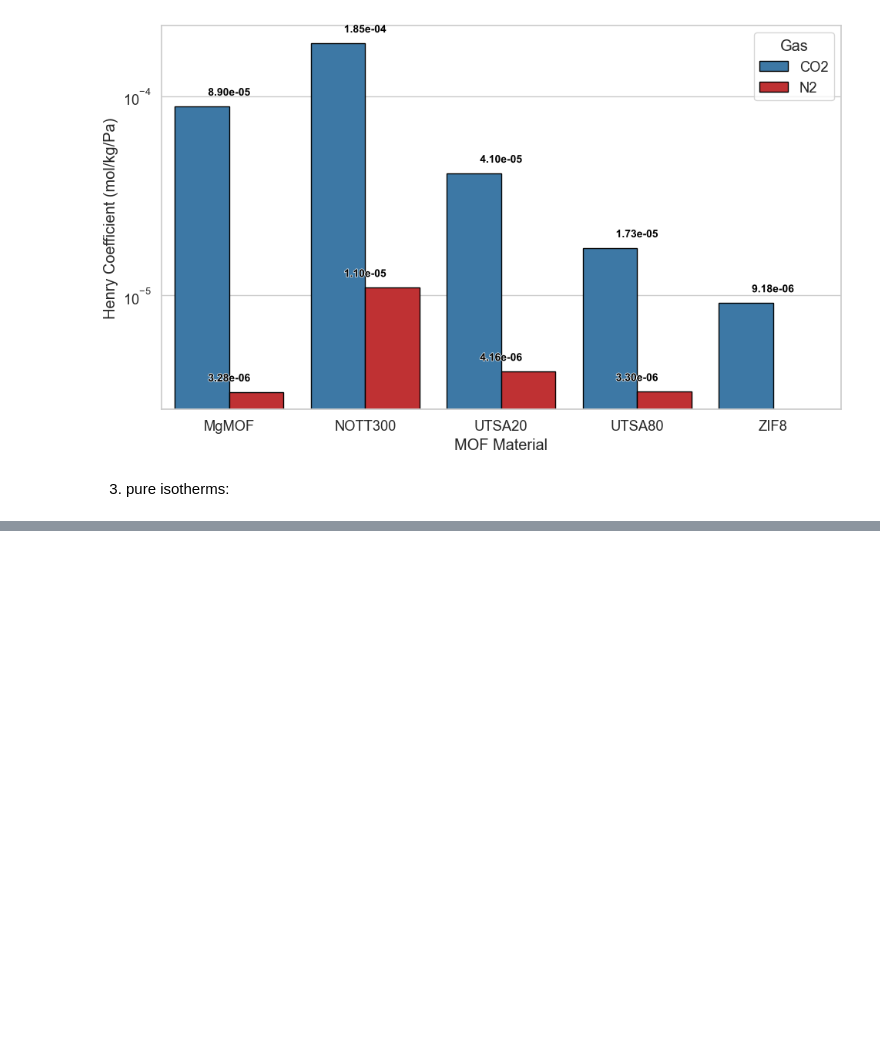
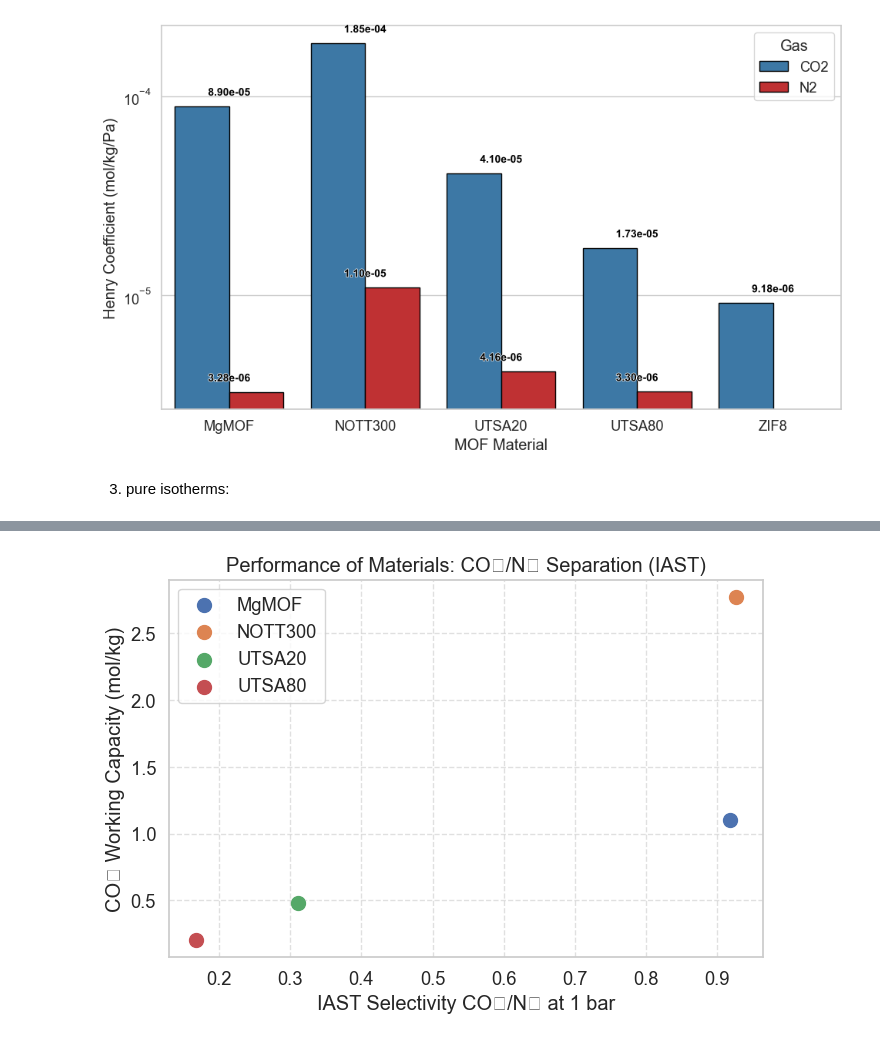
Before and after one commit to LucasEiche/ModLab_groupK, a Jupyter notebook: Project 2/data_extraction.ipynb, the cells around one changed output, grey strips where cells are left out. Drawn from its saved outputs; the diff is of its cells as text; code cells hidden in the pictures; blank space fills up the shorter version.

```diff
--- a/Project 2/data_extraction.ipynb
+++ b/Project 2/data_extraction.ipynb
@@ -243,14 +276,85 @@ plt.show()
 # %%
 import pyiast
+import numpy as np
+import pandas as pd
+
+isotherm_models = {}
+
+for name, df_iso in isotherms.items():
+    isotherm_models[name] = pyiast.InterpolatorIsotherm(
+        df_iso,
+        loading_key="loading_absolute_average",
+        pressure_key="pressure",
+        fill_value=df_iso["loading_absolute_average"].max()
+    )
+
+# Composition du mélange gazeux (CO₂/N₂ = 15/85)
+mole_fraction = np.array([0.15, 0.85])  # [y_CO2, y_N2]
+pressures = [0.2, 1.0]  # en bar
+
+working_capacities = {}
+selectivities = []
+
+materials = ["MgMOF", "NOTT300", "UTSA20", "UTSA80", "ZIF8"]
+
+for material in materials:
+    try:
+        iso_co2 = isotherm_models[f"{material}_CO2"]
+        iso_n2  = isotherm_models[f"{material}_N2"]
+
+        # --- IAST à 0.2 bar et 1 bar ---
+        result_low  = pyiast.iast(partial_pressures=pressures[0] * mole_fraction,
+                                  isotherms=[iso_co2, iso_n2],
+                                  verboseflag=False)
+        result_high = pyiast.iast(partial_pressures=pressures[1] * mole_fraction,
+                                  isotherms=[iso_co2, iso_n2],
+                                  verboseflag=False)
+
+        # --- Capacité de travail ---
+        q_working = result_high[0] - result_low[0]
+        working_capacities[material] = q_working
+        print(f"For {material}: Working capacity of CO₂ = {q_working:.4f} mol/kg")
+
+        # --- Sélectivité (à 1 bar) ---
+        q_CO2, q_N2 = result_high[0], result_high[1]
+        selectivity = (q_CO2 / q_N2) / (mole_fraction[1] / mole_fraction[0])
+
+        selectivities.append({
+            "Material": material,
+            "Pressure (bar)": pressures[1],
+            "q_CO2 (mol/kg)": q_CO2,
+            "q_N2 (mol/kg)": q_N2,
+            "Selectivity CO2/N2": selectivity
+        })
+        print(f"📊 Sélectivités IAST CO₂/N₂ à 1 bar pour le {material} : S_CO₂/N₂ = {selectivity:.2f}\n")
+
+    except KeyError as e:
+        print(f"⚠️ Missing data for {material}: {e}")
+    except Exception as e:
+        print(f"❌ Error for {material}: {e}")
 
 
-# Create Isotherm objects using interpolation
-ch4_isotherm = pyiast.InterpolatorIsotherm(df_ch4,
-                                    loading_key="loading_absolute_average",
-                                    pressure_key="pressure",
-                                     fill_value=df_ch4["loading_absolute_average"].max())
+# Transformer les sélectivités en DataFrame
+df_select = pd.DataFrame(selectivities)
 
-co2_isotherm = pyiast.InterpolatorIsotherm(df_co2,
-                                    loading_key="loading_absolute_average",
-                                    pressure_key="pressure",
-                                    fill_value=df_co2["loading_absolute_average"].max())
+# Ajouter la capacité de travail correspondante
+df_select["Working Capacity (mol/kg)"] = df_select["Material"].map(working_capacities)
+
+print(df_select)
+
+import matplotlib.pyplot as plt
+
+plt.figure(figsize=(7, 5))
+
+# Tracer chaque matériau avec un label
+for _, row in df_select.iterrows():
+    plt.scatter(row["Selectivity CO2/N2"], row["Working Capacity (mol/kg)"], s=100, label=row["Material"])
+
+plt.xlabel("IAST Selectivity CO₂/N₂ at 1 bar")
+plt.ylabel("CO₂ Working Capacity (mol/kg)")
+plt.title("Performance of Materials: CO₂/N₂ Separation (IAST)")
+plt.legend()
+plt.grid(True, linestyle="--", alpha=0.6)
+plt.tight_layout()
+plt.show()
+# %% [output]
@@ -256,0 +378 @@ co2_isotherm = pyiast.InterpolatorIsotherm(df_co2,
+[figure, added]
```
Also changed, not shown: parts of 7 cells of this notebook.
